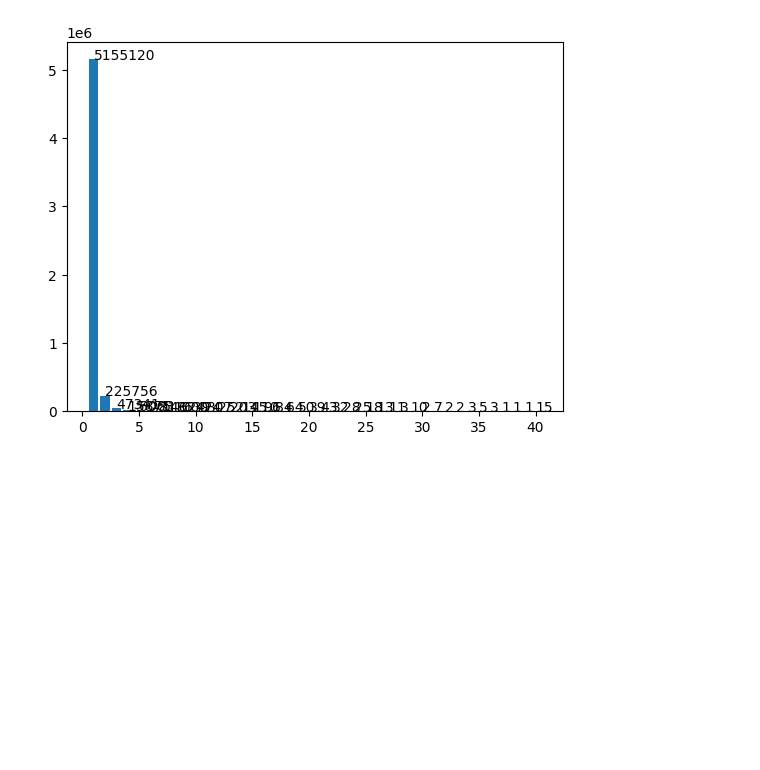
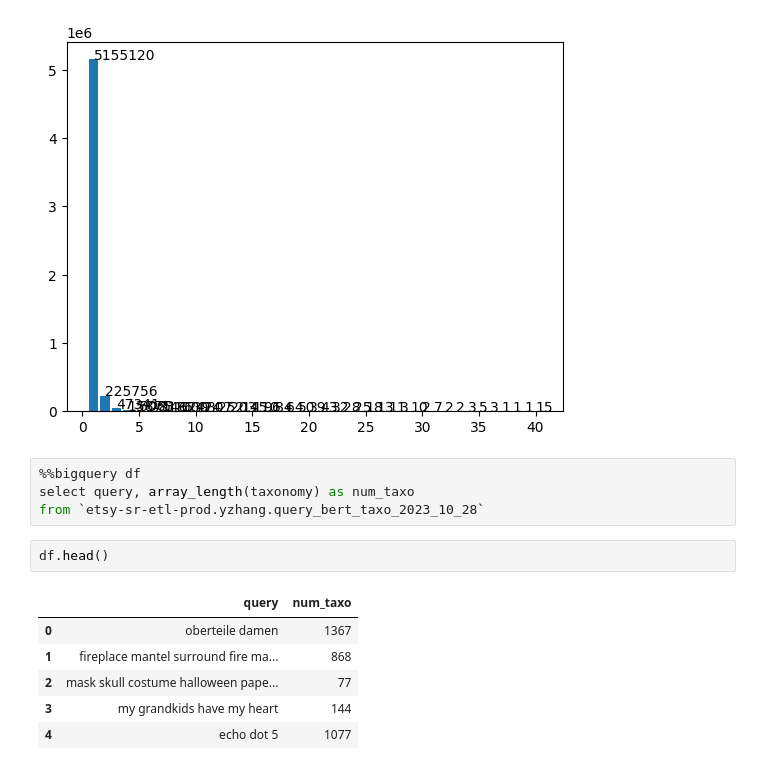
Before and after one commit to yqngzh/yzhang-adhoc-analysis, a Jupyter notebook: 2023Q3_query_taxonomy/7_lastpass_boost.ipynb, the cells around one changed output. Cells and saved outputs as stored; diff of their text form; blank space fills up the shorter version.

Commit message:
bert dataset update

```diff
--- a/2023Q3_query_taxonomy/7_lastpass_boost.ipynb
+++ b/2023Q3_query_taxonomy/7_lastpass_boost.ipynb
@@ -103,3 +103,16 @@ for x, y, p in zip(bins, hist_values, hist_values):
 plt.show()
 # %% [output]
 [figure]
+# %%
+%%bigquery df
+select query, array_length(taxonomy) as num_taxo
+from `etsy-sr-etl-prod.yzhang.query_bert_taxo_2023_10_28`
+# %%
+df.head()
+# %% [output]
+|  | query | num_taxo |
+| 0 | oberteile damen | 1367 |
+| 1 | fireplace mantel surround fire ma... | 868 |
+| 2 | mask skull costume halloween pape... | 77 |
+| 3 | my grandkids have my heart | 144 |
+| 4 | echo dot 5 | 1077 |
```
Also changed, not shown: parts of 2 cells of this notebook, 1 other file.
